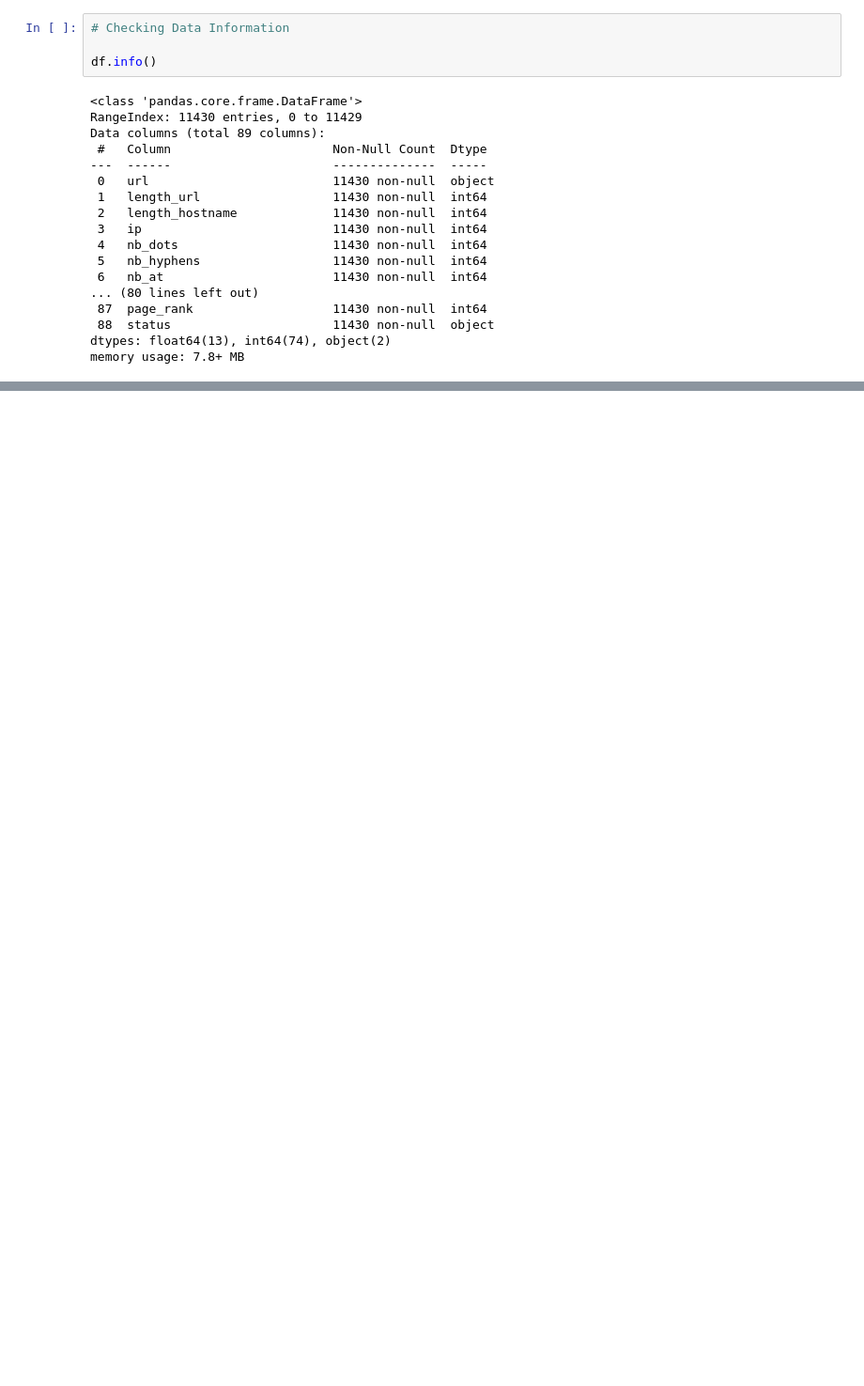
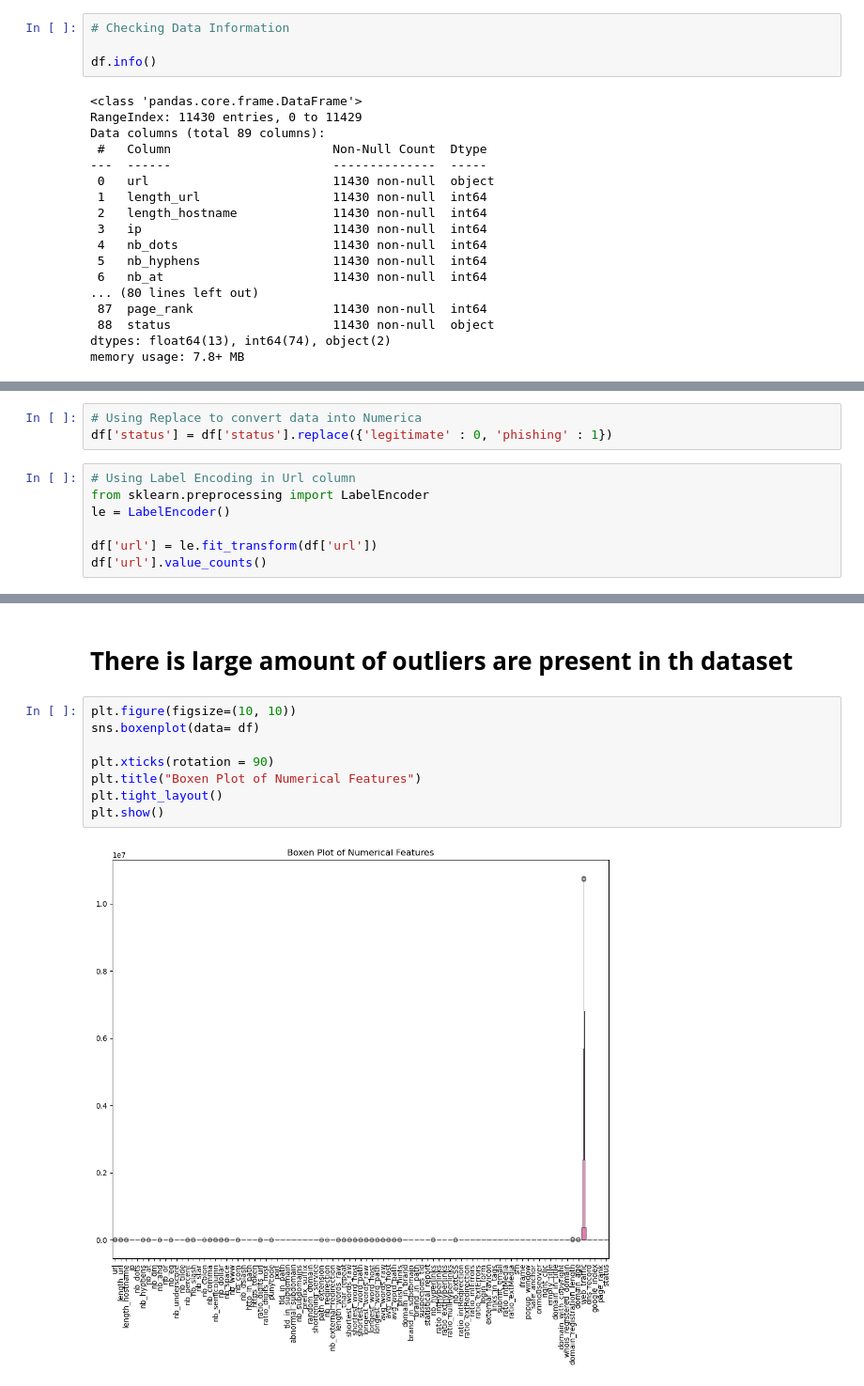
Before and after one commit to mukeshmagar543/CODEB_Internship, a Jupyter notebook: Model.ipynb, the cells around one changed output, grey strips where cells are left out. Shown at 94% size. Saved outputs shown, nothing was run; the diff lists cells and outputs as text; blank space fills up the shorter version.

```diff
--- a/Model.ipynb
+++ b/Model.ipynb
@@ -69,0 +103,10 @@ memory usage: 7.8+ MB
+# %%
+# Using Replace to convert data into Numerica
+df['status'] = df['status'].replace({'legitimate' : 0, 'phishing' : 1})
+# %%
+# Using Label Encoding in Url column
+from sklearn.preprocessing import LabelEncoder
+le = LabelEncoder()
+
+df['url'] = le.fit_transform(df['url'])
+df['url'].value_counts()
@@ -69,0 +127,12 @@ memory usage: 7.8+ MB
+# %% [markdown]
+# **There is large amount of outliers are present in th dataset**
+# %%
+plt.figure(figsize=(10, 10))
+sns.boxenplot(data= df)
+
+plt.xticks(rotation = 90)
+plt.title("Boxen Plot of Numerical Features")
+plt.tight_layout()
+plt.show()
+# %% [output]
+[figure, added]
```
Also changed, not shown: parts of 13 cells of this notebook, 2 other files.
